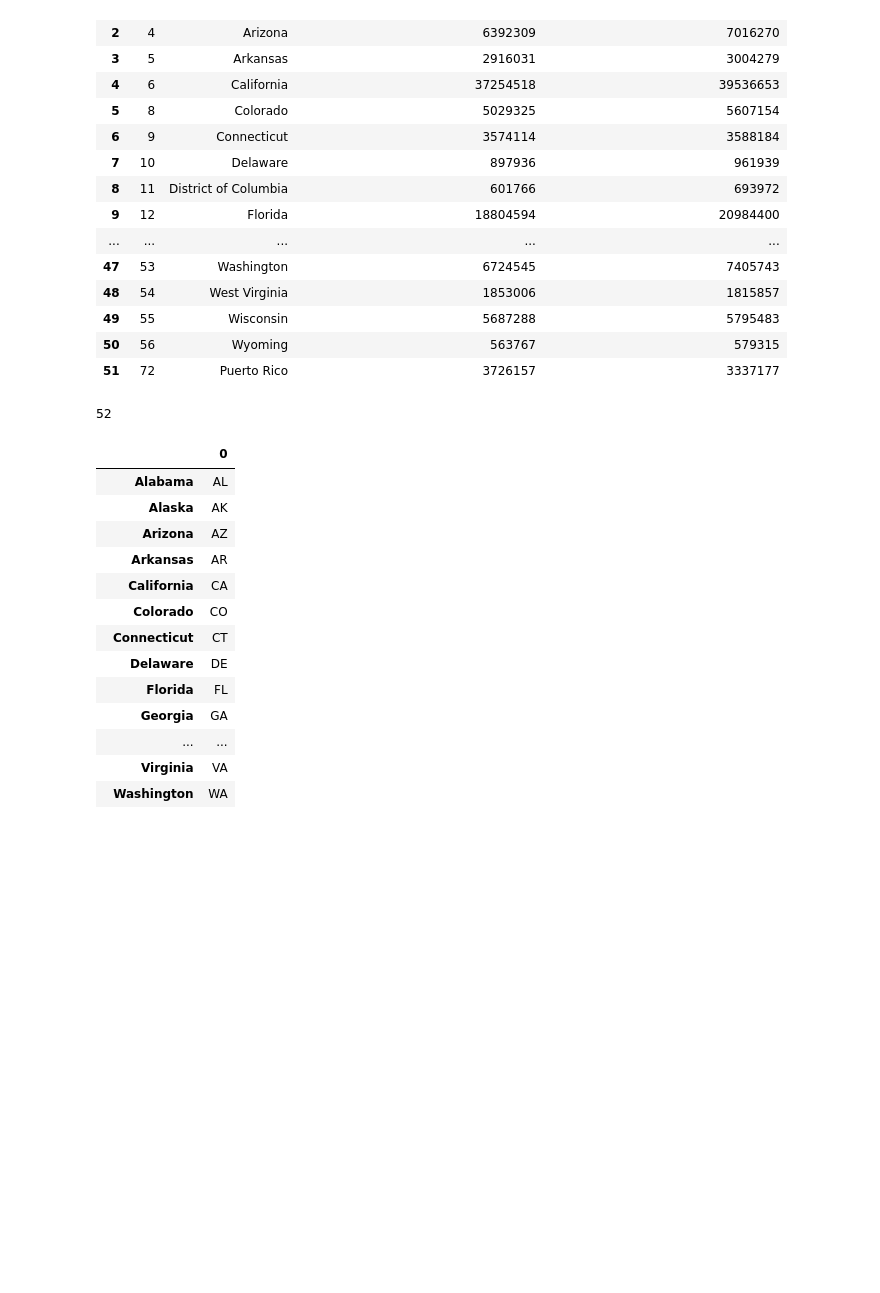
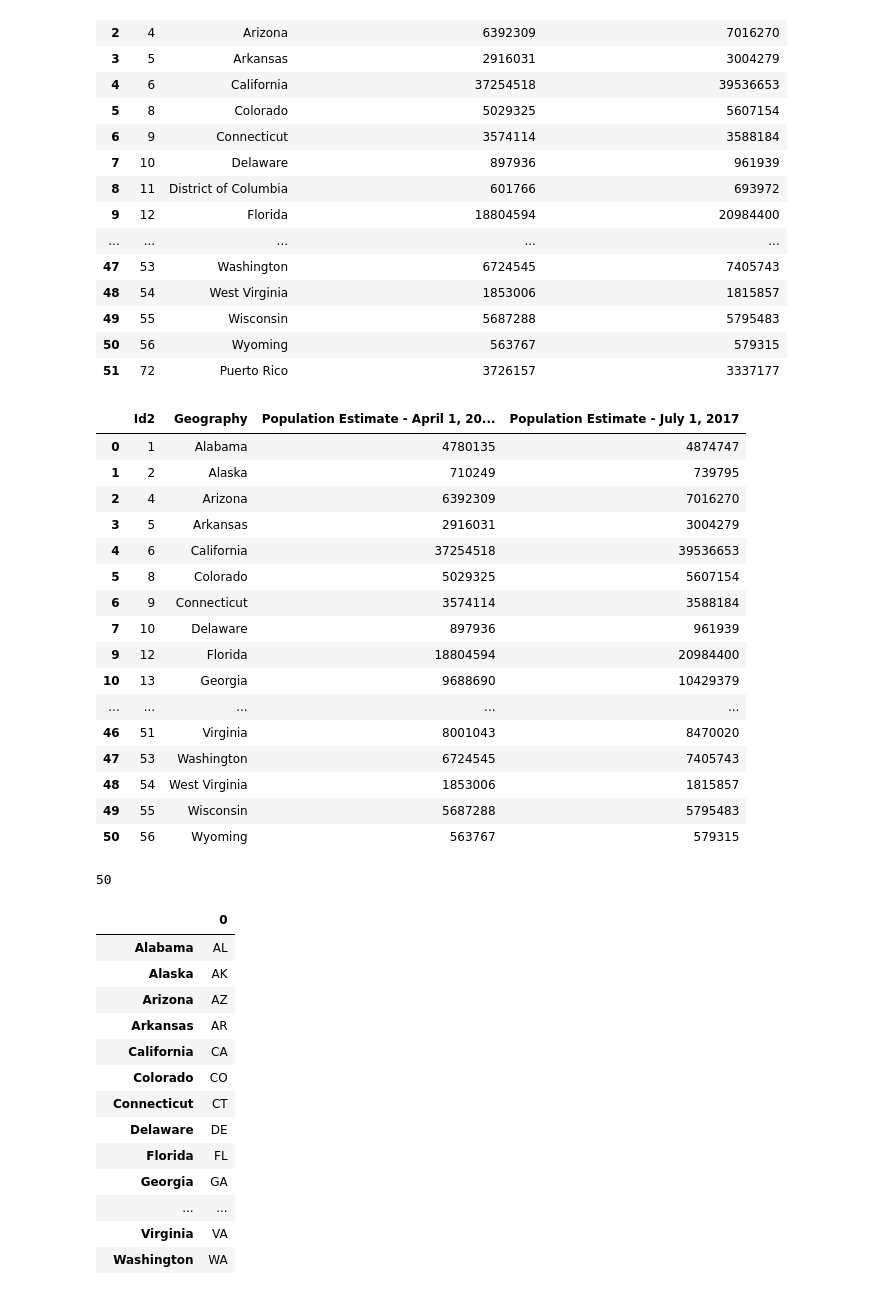
Before and after one commit to Sogutt/aviation-accidents, a Jupyter notebook: state_normalization.ipynb, the cells around one changed output. Saved outputs shown, nothing was run; the diff lists cells and outputs as text; code cells hidden in the pictures; blank space fills up the shorter version.

```diff
--- a/state_normalization.ipynb
+++ b/state_normalization.ipynb
@@ -43,10 +43,32 @@ df2
 | 49 | 55 | Wisconsin | 5687288 | 5795483 |
 | 50 | 56 | Wyoming | 563767 | 579315 |
 | 51 | 72 | Puerto Rico | 3726157 | 3337177 |
+# %%
+df2.drop(8,axis=0,inplace=True)
+df2.drop(51,axis=0,inplace=True)
+df2
+# %% [output]
+|  | Id2 | Geography | Population Estimate - April 1, 20... | Population Estimate - July 1, 2017 |
+| 0 | 1 | Alabama | 4780135 | 4874747 |
+| 1 | 2 | Alaska | 710249 | 739795 |
+| 2 | 4 | Arizona | 6392309 | 7016270 |
+| 3 | 5 | Arkansas | 2916031 | 3004279 |
+| 4 | 6 | California | 37254518 | 39536653 |
+| 5 | 8 | Colorado | 5029325 | 5607154 |
+| 6 | 9 | Connecticut | 3574114 | 3588184 |
+| 7 | 10 | Delaware | 897936 | 961939 |
+| 9 | 12 | Florida | 18804594 | 20984400 |
+| 10 | 13 | Georgia | 9688690 | 10429379 |
+| ... | ... | ... | ... | ... |
+| 46 | 51 | Virginia | 8001043 | 8470020 |
+| 47 | 53 | Washington | 6724545 | 7405743 |
+| 48 | 54 | West Virginia | 1853006 | 1815857 |
+| 49 | 55 | Wisconsin | 5687288 | 5795483 |
+| 50 | 56 | Wyoming | 563767 | 579315 |
 # %%
 len(df2['Geography'].value_counts())
 # %% [output]
-52
+50
 # %%
 us_state_abbrev = {
     'Alabama': 'AL',
```
Also changed, not shown: parts of 4 cells of this notebook.
